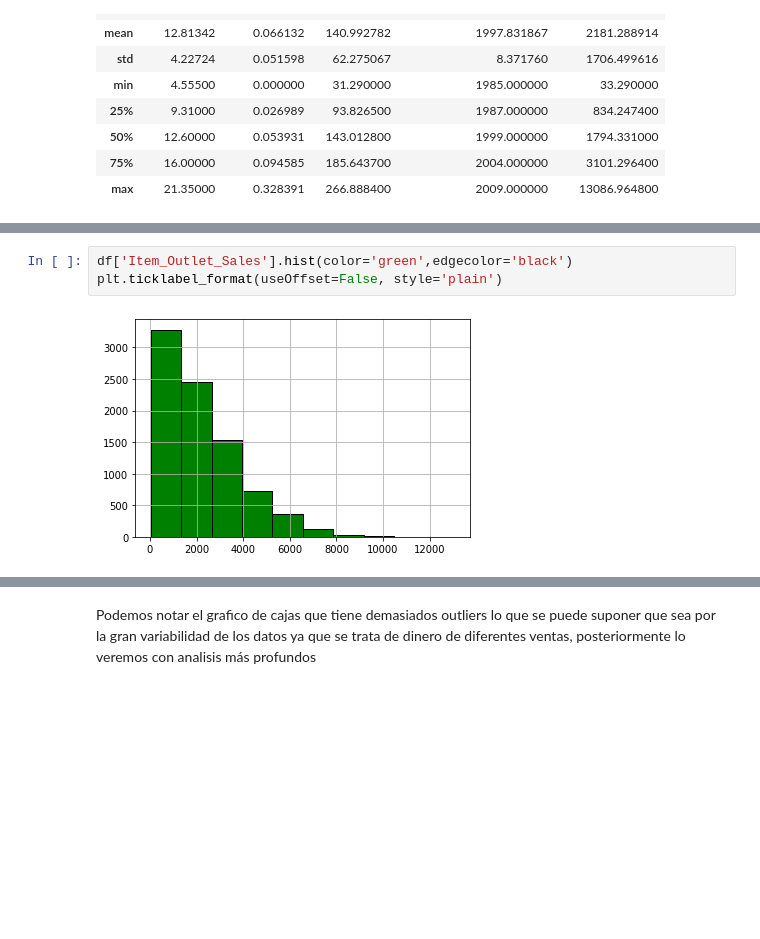
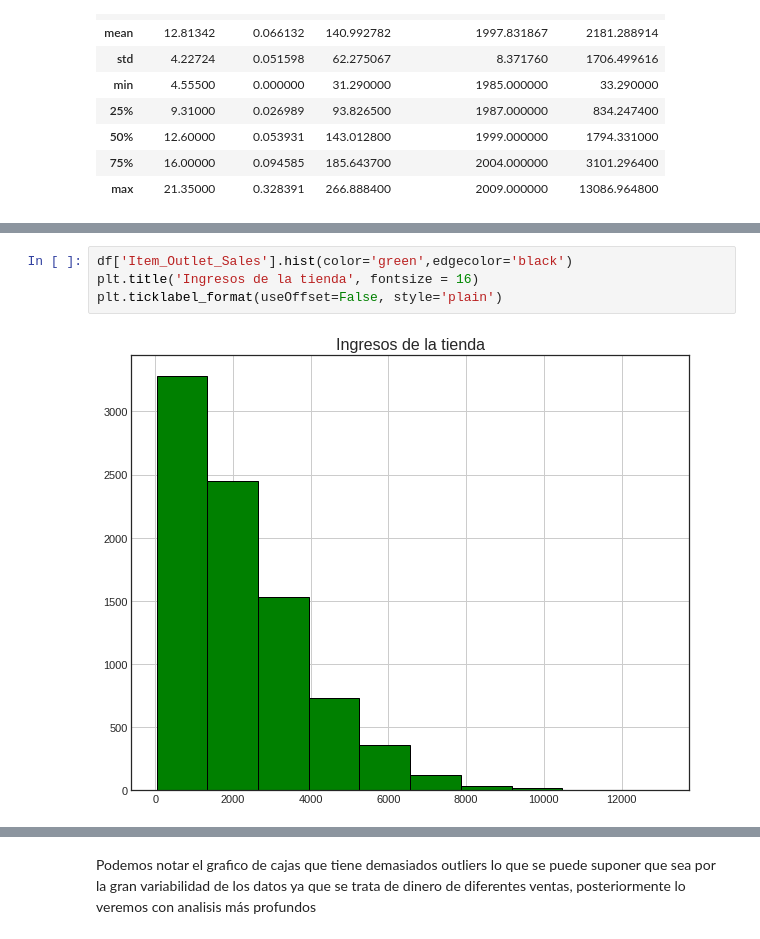
Before and after one commit to raquelkimberly/predicciones-de-ventas-alimenticias, a Jupyter notebook: Prediccion_de_ventas.ipynb, the cells around one changed output, grey strips where cells are left out. Drawn from its saved outputs; the diff is of its cells as text; blank space fills up the shorter version.

```diff
--- a/Prediccion_de_ventas.ipynb
+++ b/Prediccion_de_ventas.ipynb
@@ -185,6 +190,7 @@ plt.ticklabel_format(useOffset=False, style='plain')
 # %%
 df['Item_Outlet_Sales'].hist(color='green',edgecolor='black')
+plt.title('Ingresos de la tienda', fontsize = 16)
 plt.ticklabel_format(useOffset=False, style='plain')
 # %% [output]
-[figure, old version]
+[figure, new version]
 # %%
```
Also changed, not shown: parts of 14 cells of this notebook.
